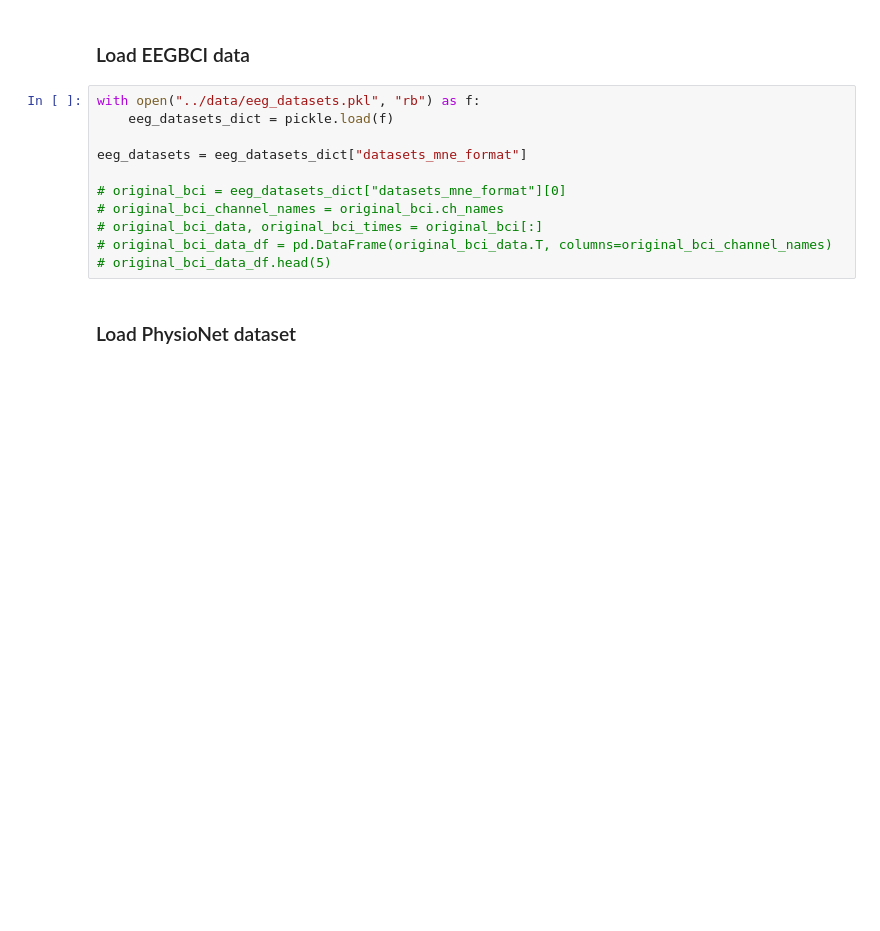
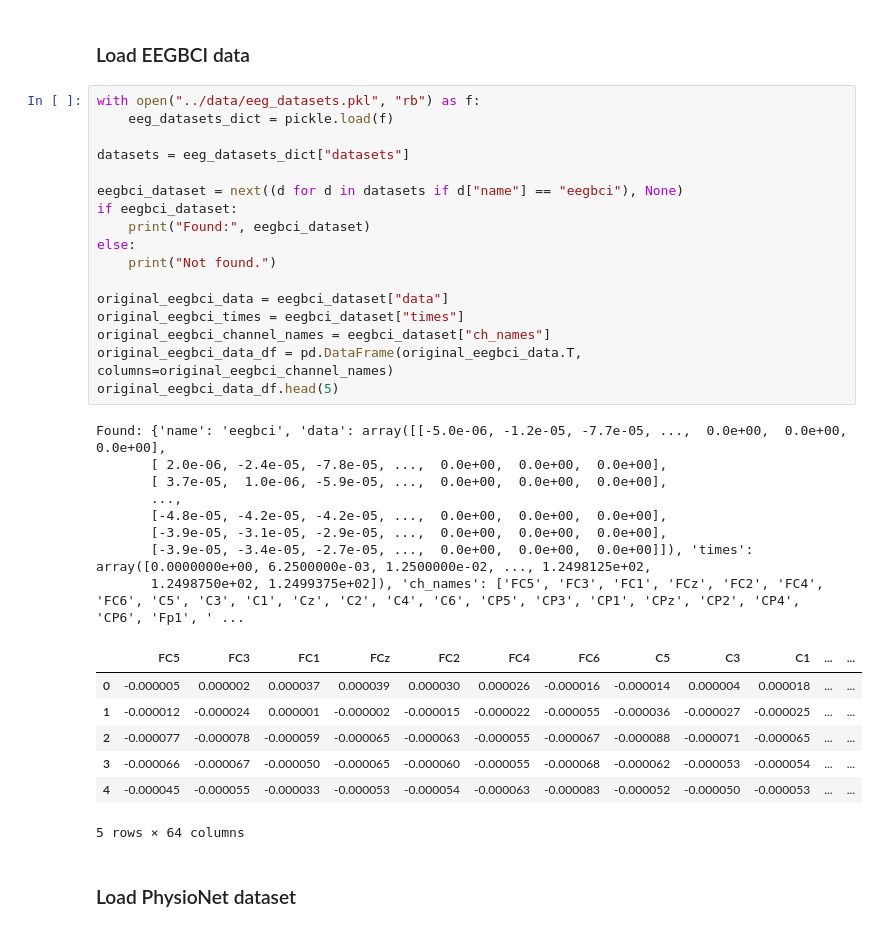
Before and after one commit to eryk-urbanski/eeg-denoising, a Jupyter notebook: notebooks/02_preprocessing.ipynb, the cells around one changed output. Drawn from its saved outputs; the diff is of its cells as text; blank space fills up the shorter version.

```diff
--- a/notebooks/02_preprocessing.ipynb
+++ b/notebooks/02_preprocessing.ipynb
@@ -16,17 +14,39 @@ from mne.simulation import add_noise
 # Load datasets
 # %% [markdown]
 ### Load EEGBCI data
-# %%
-with open("../data/eeg_datasets.pkl", "rb") as f:
-    eeg_datasets_dict = pickle.load(f)
-
-eeg_datasets = eeg_datasets_dict["datasets_mne_format"]
-
-# original_bci = eeg_datasets_dict["datasets_mne_format"][0]
-# original_bci_channel_names = original_bci.ch_names
-# original_bci_data, original_bci_times = original_bci[:]
-# original_bci_data_df = pd.DataFrame(original_bci_data.T, columns=original_bci_channel_names)
-# original_bci_data_df.head(5)
+# %%
+with open("../data/eeg_datasets.pkl", "rb") as f:
+    eeg_datasets_dict = pickle.load(f)
+
+datasets = eeg_datasets_dict["datasets"]
+
+eegbci_dataset = next((d for d in datasets if d["name"] == "eegbci"), None)
+if eegbci_dataset:
+    print("Found:", eegbci_dataset)
+else:
+    print("Not found.")
+
+original_eegbci_data = eegbci_dataset["data"]
+original_eegbci_times = eegbci_dataset["times"]
+original_eegbci_channel_names = eegbci_dataset["ch_names"]
+original_eegbci_data_df = pd.DataFrame(original_eegbci_data.T, columns=original_eegbci_channel_names)
+original_eegbci_data_df.head(5)
+# %% [output]
+Found: {'name': 'eegbci', 'data': array([[-5.0e-06, -1.2e-05, -7.7e-05, ...,  0.0e+00,  0.0e+00,  0.0e+00],
+       [ 2.0e-06, -2.4e-05, -7.8e-05, ...,  0.0e+00,  0.0e+00,  0.0e+00],
+       [ 3.7e-05,  1.0e-06, -5.9e-05, ...,  0.0e+00,  0.0e+00,  0.0e+00],
+       ...,
+       [-4.8e-05, -4.2e-05, -4.2e-05, ...,  0.0e+00,  0.0e+00,  0.0e+00],
+       [-3.9e-05, -3.1e-05, -2.9e-05, ...,  0.0e+00,  0.0e+00,  0.0e+00],
+       [-3.9e-05, -3.4e-05, -2.7e-05, ...,  0.0e+00,  0.0e+00,  0.0e+00]]), 'times': array([0.0000000e+00, 6.2500000e-03, 1.2500000e-02, ..., 1.2498125e+02,
+       1.2498750e+02, 1.2499375e+02]), 'ch_names': ['FC5', 'FC3', 'FC1', 'FCz', 'FC2', 'FC4', 'FC6', 'C5', 'C3', 'C1', 'Cz', 'C2', 'C4', 'C6', 'CP5', 'CP3', 'CP1', 'CPz', 'CP2', 'CP4', 'CP6', 'Fp1', ' ...
+|  | FC5 | FC3 | FC1 | FCz | FC2 | FC4 | FC6 | C5 | C3 | C1 | ... | ... |
+| 0 | -0.000005 | 0.000002 | 0.000037 | 0.000039 | 0.000030 | 0.000026 | -0.000016 | -0.000014 | 0.000004 | 0.000018 | ... | ... |
+| 1 | -0.000012 | -0.000024 | 0.000001 | -0.000002 | -0.000015 | -0.000022 | -0.000055 | -0.000036 | -0.000027 | -0.000025 | ... | ... |
+| 2 | -0.000077 | -0.000078 | -0.000059 | -0.000065 | -0.000063 | -0.000055 | -0.000067 | -0.000088 | -0.000071 | -0.000065 | ... | ... |
+| 3 | -0.000066 | -0.000067 | -0.000050 | -0.000065 | -0.000060 | -0.000055 | -0.000068 | -0.000062 | -0.000053 | -0.000054 | ... | ... |
+| 4 | -0.000045 | -0.000055 | -0.000033 | -0.000053 | -0.000054 | -0.000063 | -0.000083 | -0.000052 | -0.000050 | -0.000053 | ... | ... |
+5 rows × 64 columns
 # %% [markdown]
 ### Load PhysioNet dataset
 # %%
```
Also changed, not shown: parts of 10 cells of this notebook, 9 other files.
